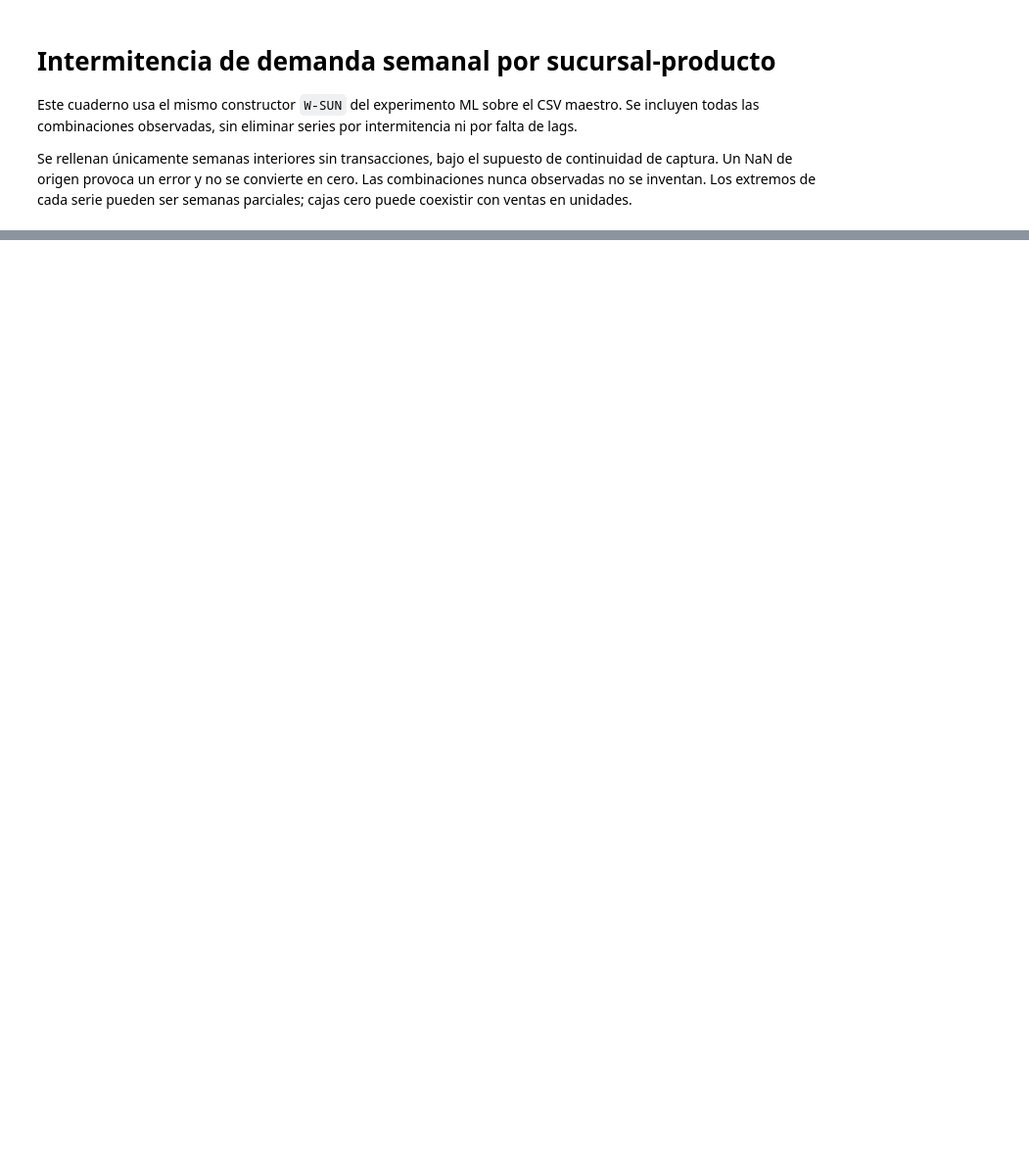
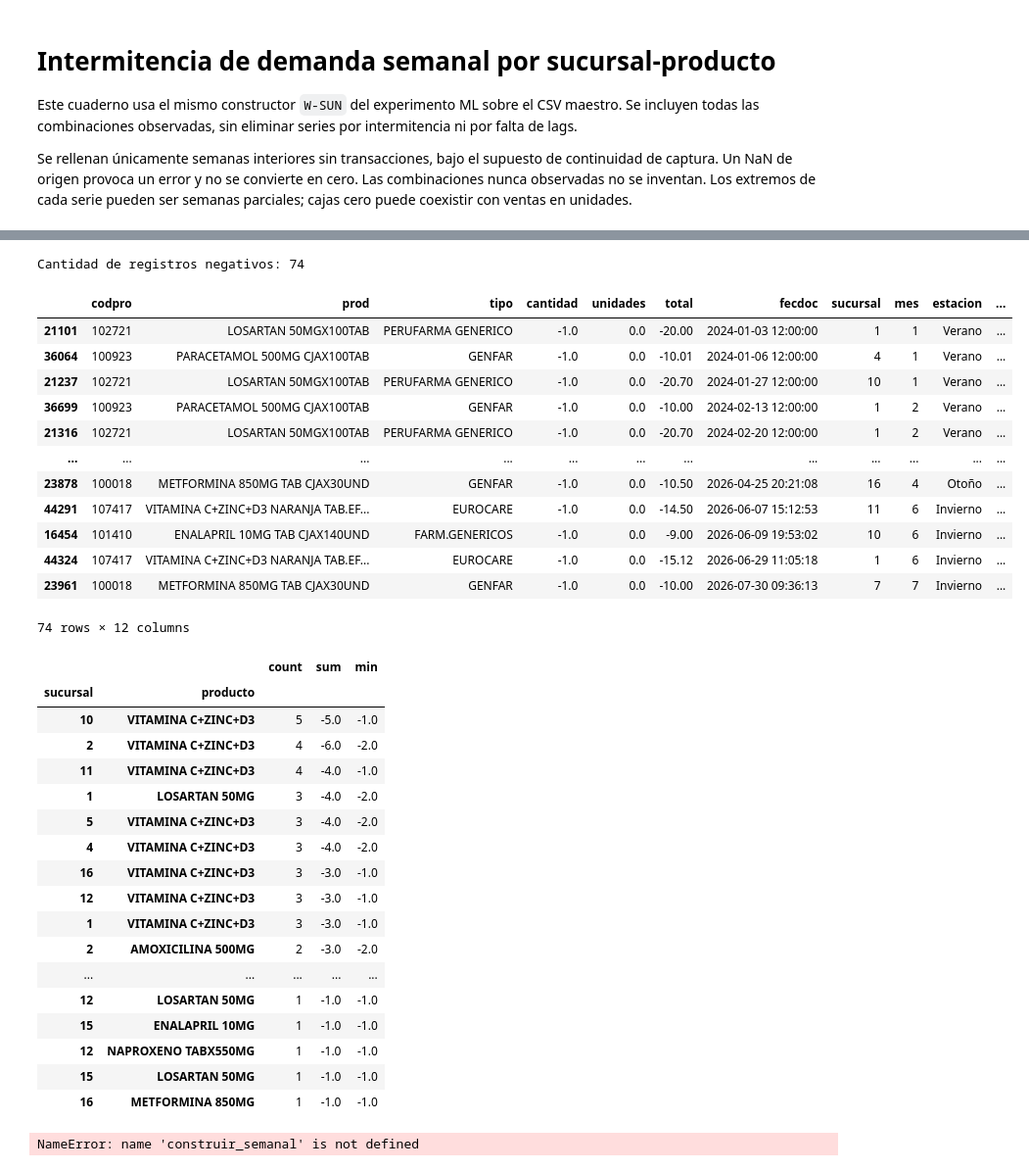
Before and after one commit to Victor-Andree/Modelos_ML, a Jupyter notebook: notebooks/08_EDA_Intermitencia_Series.ipynb, the cells around one changed output, grey strips where cells are left out. Shown at 98% size. Drawn from its saved outputs; the diff is of its cells as text; code cells hidden in the pictures; blank space fills up the shorter version.

```diff
--- a/notebooks/08_EDA_Intermitencia_Series.ipynb
+++ b/notebooks/08_EDA_Intermitencia_Series.ipynb
@@ -71,0 +131,63 @@ for producto in productos_interes:
+# %%
+import sys
+from pathlib import Path
+import pandas as pd
+import matplotlib.pyplot as plt
+
+sys.path.insert(0, str(Path('..').resolve()))
+from src.preprocessing.demanda_semanal import construir_semanal, resumir_intermitencia
+
+df = pd.read_csv('../datasets/dataset_maestro_dashboard.csv')
+
+# Validación de valores negativos
+negativos = df[df['cantidad'] < 0].copy()
+
+print("Cantidad de registros negativos:", len(negativos))
+
+display(
+    negativos.sort_values('fecdoc')
+)
+
+display(
+    negativos.groupby(['sucursal', 'producto'])['cantidad']
+    .agg(['count', 'sum', 'min'])
+    .sort_values('count', ascending=False)
+)
+
+# Luego continúa el flujo normal
+semanal = construir_semanal(df)
+df_intermitencia = resumir_intermitencia(semanal)
+# %% [output]
+Cantidad de registros negativos: 74
+|  | codpro | prod | tipo | cantidad | unidades | total | fecdoc | sucursal | mes | estacion | ... |
+| 21101 | 102721 | LOSARTAN 50MGX100TAB | PERUFARMA GENERICO | -1.0 | 0.0 | -20.00 | 2024-01-03 12:00:00 | 1 | 1 | Verano | ... |
+| 36064 | 100923 | PARACETAMOL 500MG CJAX100TAB | GENFAR | -1.0 | 0.0 | -10.01 | 2024-01-06 12:00:00 | 4 | 1 | Verano | ... |
+| 21237 | 102721 | LOSARTAN 50MGX100TAB | PERUFARMA GENERICO | -1.0 | 0.0 | -20.70 | 2024-01-27 12:00:00 | 10 | 1 | Verano | ... |
+| 36699 | 100923 | PARACETAMOL 500MG CJAX100TAB | GENFAR | -1.0 | 0.0 | -10.00 | 2024-02-13 12:00:00 | 1 | 2 | Verano | ... |
+| 21316 | 102721 | LOSARTAN 50MGX100TAB | PERUFARMA GENERICO | -1.0 | 0.0 | -20.70 | 2024-02-20 12:00:00 | 1 | 2 | Verano | ... |
+| ... | ... | ... | ... | ... | ... | ... | ... | ... | ... | ... | ... |
+| 23878 | 100018 | METFORMINA 850MG TAB CJAX30UND | GENFAR | -1.0 | 0.0 | -10.50 | 2026-04-25 20:21:08 | 16 | 4 | Otoño | ... |
+| 44291 | 107417 | VITAMINA C+ZINC+D3 NARANJA TAB.EF... | EUROCARE | -1.0 | 0.0 | -14.50 | 2026-06-07 15:12:53 | 11 | 6 | Invierno | ... |
+| 16454 | 101410 | ENALAPRIL 10MG TAB CJAX140UND | FARM.GENERICOS | -1.0 | 0.0 | -9.00 | 2026-06-09 19:53:02 | 10 | 6 | Invierno | ... |
+| 44324 | 107417 | VITAMINA C+ZINC+D3 NARANJA TAB.EF... | EUROCARE | -1.0 | 0.0 | -15.12 | 2026-06-29 11:05:18 | 1 | 6 | Invierno | ... |
+| 23961 | 100018 | METFORMINA 850MG TAB CJAX30UND | GENFAR | -1.0 | 0.0 | -10.00 | 2026-07-30 09:36:13 | 7 | 7 | Invierno | ... |
+74 rows × 12 columns
+|  |  | count | sum | min |
+| sucursal | producto |  |  |  |
+| 10 | VITAMINA C+ZINC+D3 | 5 | -5.0 | -1.0 |
+| 2 | VITAMINA C+ZINC+D3 | 4 | -6.0 | -2.0 |
+| 11 | VITAMINA C+ZINC+D3 | 4 | -4.0 | -1.0 |
+| 1 | LOSARTAN 50MG | 3 | -4.0 | -2.0 |
+| 5 | VITAMINA C+ZINC+D3 | 3 | -4.0 | -2.0 |
+| 4 | VITAMINA C+ZINC+D3 | 3 | -4.0 | -2.0 |
+| 16 | VITAMINA C+ZINC+D3 | 3 | -3.0 | -1.0 |
+| 12 | VITAMINA C+ZINC+D3 | 3 | -3.0 | -1.0 |
+| 1 | VITAMINA C+ZINC+D3 | 3 | -3.0 | -1.0 |
+| 2 | AMOXICILINA 500MG | 2 | -3.0 | -2.0 |
+| ... | ... | ... | ... | ... |
+| 12 | LOSARTAN 50MG | 1 | -1.0 | -1.0 |
+| 15 | ENALAPRIL 10MG | 1 | -1.0 | -1.0 |
+| 12 | NAPROXENO TABX550MG | 1 | -1.0 | -1.0 |
+| 15 | LOSARTAN 50MG | 1 | -1.0 | -1.0 |
+| 16 | METFORMINA 850MG | 1 | -1.0 | -1.0 |
+NameError: name 'construir_semanal' is not defined
```
Also changed, not shown: parts of 3 cells of this notebook, 15 other files.
